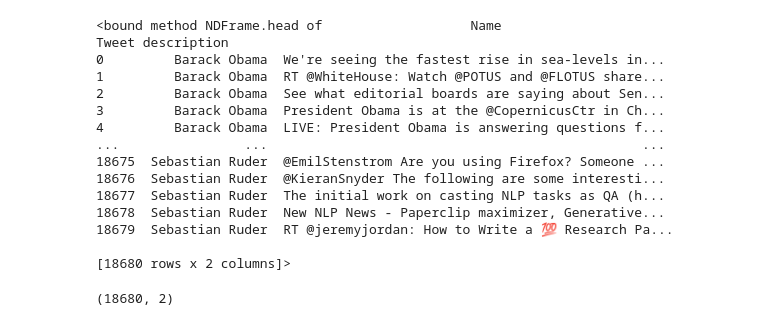
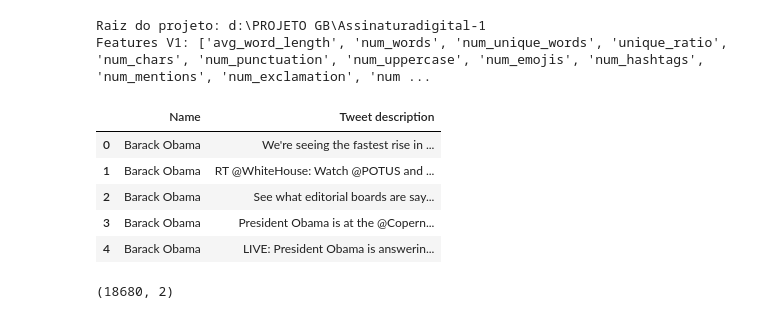
Before and after one commit to JoaoMiltzarek/Assinaturadigital, a Jupyter notebook: notebooks/analise.ipynb, the cells around one changed output. Saved outputs shown, nothing was run; the diff lists cells and outputs as text; code cells hidden in the pictures.

Commit message:
Organizando projeto

```diff
--- a/notebooks/analise.ipynb
+++ b/notebooks/analise.ipynb
@@ -1,40 +1,50 @@
 # %%
+from pathlib import Path
+import sys
+
 import pandas as pd
 import numpy as np
 import matplotlib.pyplot as plt
 import seaborn as sns
-import re
-import string
 import joblib
-import emoji
 
 from wordcloud import WordCloud
 
-from sklearn.model_selection import train_test_split
+from  sklearn.model_selection import train_test_split
 from sklearn.preprocessing import StandardScaler
-from sklearn.ensemble import RandomForestClassifier
 from sklearn.svm import SVC
 from sklearn.naive_bayes import GaussianNB
 from sklearn.metrics import accuracy_score, f1_score, classification_report, confusion_matrix
+
+#descobre automaticamente raiz projeto
+
+ROOT = Path.cwd()
+
+if ROOT.name == "notebooks":
+    ROOT = ROOT.parent
+
+if str(ROOT) not in sys.path:
+    sys.path.append(str(ROOT))
+
+#importar funções da v1
+from src.features_v1 import FEATURES_V1, limpar_texto, extrair_features_v1
+
+print("Raiz do projeto:", ROOT)
+print("Features V1:", FEATURES_V1)
+# %% [output]
+Raiz do projeto: d:\PROJETO GB\Assinaturadigital-1
+Features V1: ['avg_word_length', 'num_words', 'num_unique_words', 'unique_ratio', 'num_chars', 'num_punctuation', 'num_uppercase', 'num_emojis', 'num_hashtags', 'num_mentions', 'num_exclamation', 'num ...
 # %%
-df = pd.read_csv("../data/tweet.csv")
+df = pd.read_csv(ROOT / "data" / "tweet.csv")
 
 df.head()
 # %% [output]
-<bound method NDFrame.head of                   Name                                  Tweet description
-0         Barack Obama  We're seeing the fastest rise in sea-levels in...
-1         Barack Obama  RT @WhiteHouse: Watch @POTUS and @FLOTUS share...
-2         Barack Obama  See what editorial boards are saying about Sen...
-3         Barack Obama  President Obama is at the @CopernicusCtr in Ch...
-4         Barack Obama  LIVE: President Obama is answering questions f...
-...                ...                                                ...
-18675  Sebastian Ruder  @EmilStenstrom Are you using Firefox? Someone ...
-18676  Sebastian Ruder  @KieranSnyder The following are some interesti...
-18677  Sebastian Ruder  The initial work on casting NLP tasks as QA (h...
-18678  Sebastian Ruder  New NLP News - Paperclip maximizer, Generative...
-18679  Sebastian Ruder  RT @jeremyjordan: How to Write a 💯 Research Pa...
-
-[18680 rows x 2 columns]>
+|  | Name | Tweet description |
+| 0 | Barack Obama | We're seeing the fastest rise in ... |
+| 1 | Barack Obama | RT @WhiteHouse: Watch @POTUS and ... |
+| 2 | Barack Obama | See what editorial boards are say... |
+| 3 | Barack Obama | President Obama is at the @Copern... |
+| 4 | Barack Obama | LIVE: President Obama is answerin... |
 # %%
 df.shape
 # %% [output]
```
Also changed, not shown: parts of 19 cells of this notebook, 2 other files.
